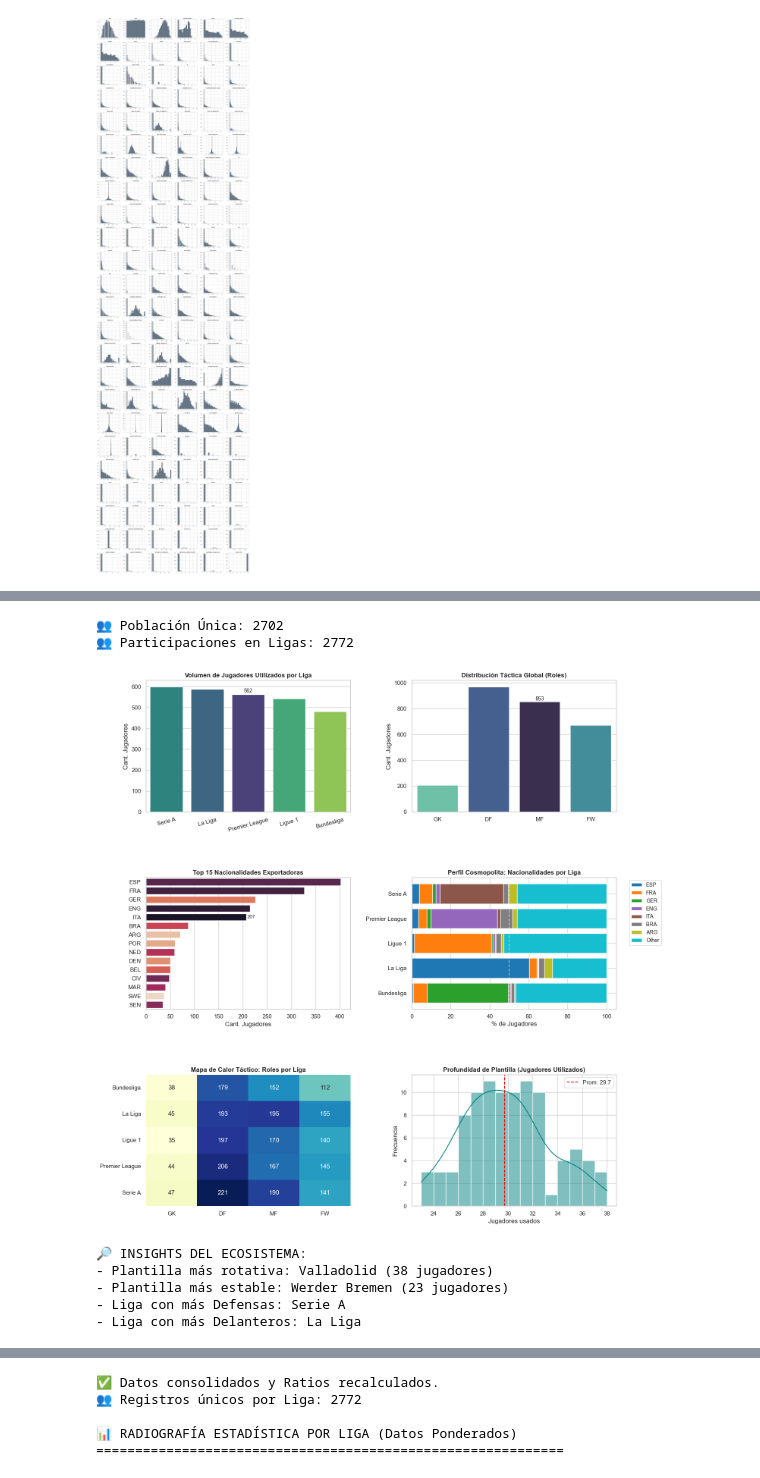
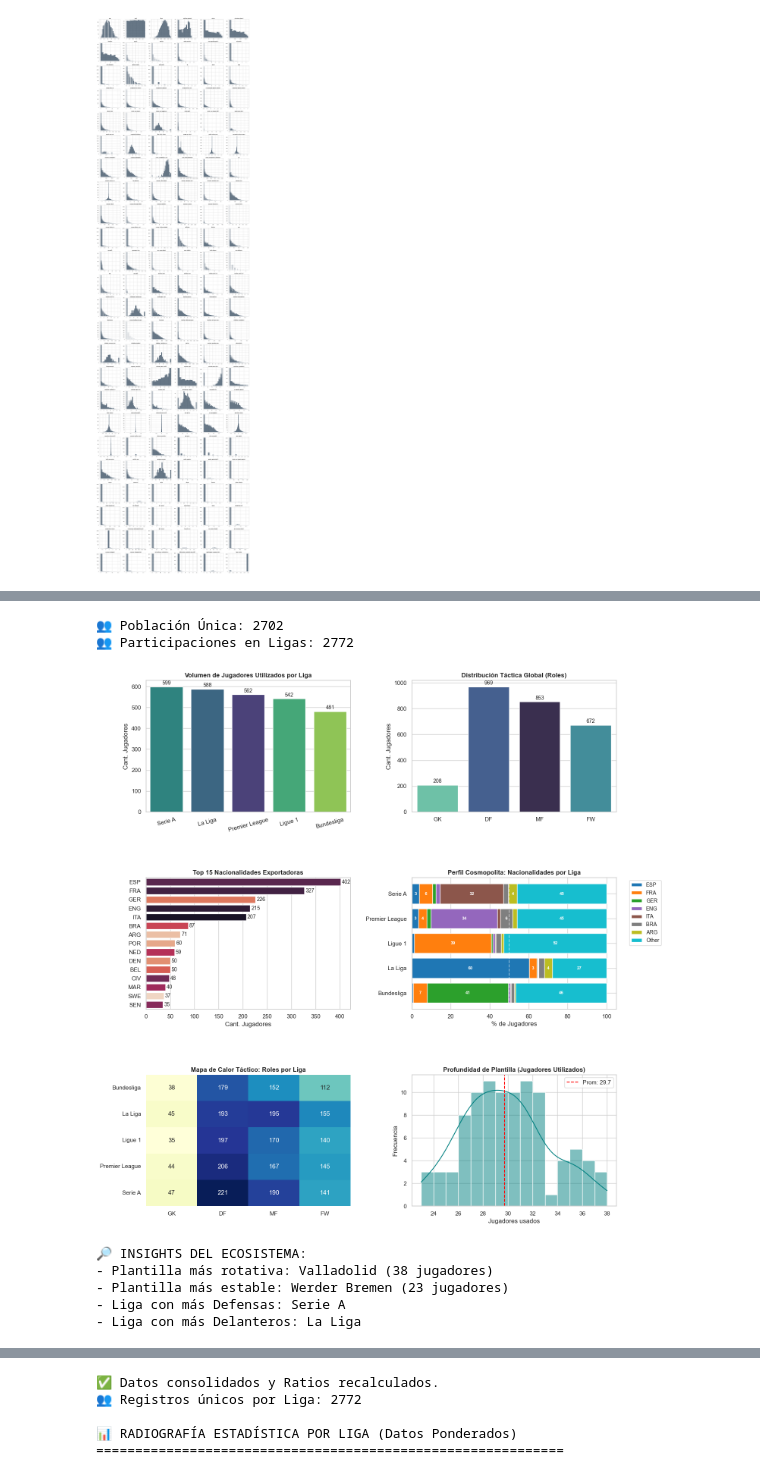
Before and after one commit to RDsanchez-git/Objetive_BallonDor, a Jupyter notebook: notebooks/01_eda_analysis.ipynb, the cells around one changed output, grey strips where cells are left out. Drawn from its saved outputs; the diff is of its cells as text; code cells hidden in the pictures.

```diff
--- a/notebooks/01_eda_analysis.ipynb
+++ b/notebooks/01_eda_analysis.ipynb
@@ -1005,13 +987,7 @@ LEYENDA DE SEMÁFOROS:
 # 1. PREPARACIÓN DE POBLACIÓN OBJETIVO. DATOS GLOBALES
 # ----------------------------------------------------
 
-# 1.1. Filtrar solo jugadores únicos (Población Real)
-# ---------------------------------------------------
-
-# Ordenamos para que 'Total' (team_order=0) quede arriba
-df_sorted = df.sort_values(by=['player_name', 'team_order'], ascending=[True, True])
-# Nos quedamos con un solo registro por jugador (el Total si existe)
-df_global = df_sorted.drop_duplicates(subset='player_name', keep='first')
+# Se utiliza el df_glbal ya creado anteriormente que permite utilizar registros únicos por jugador
 
 print(f"📊 Generando Mosaico para Población Única: {len(df_global)} jugadores")
 
@@ -1092,29 +1295,28 @@ Objetivo: Entender el terreno de juego por ligas antes de mirar a los equipos. V
 # %%
 # ======================================
-# 2.2 ESTADÍSTICAS DESCRIPTIVAS POR LIGA
+#  ESTADÍSTICAS DESCRIPTIVAS POR LIGA
 # ======================================
+
 
 
 # -------------------------------------
 # 1. PREPARACIÓN DE DATOS (POBLACIONES)
 # -------------------------------------
-
 # 1.1. LÓGICA DE LIGAS (Flujo):
 # -----------------------------
-
-# Contamos a cada jugador en CADA liga que pisó.
-df_partials = df[df['record_type'] != 'Total'].copy()
-df_demography = df_partials.drop_duplicates(subset=['player_name', 'league_id']).copy()
+# Contamos a cada jugador en CADA liga que pisó. Ya se hizo al principio por eso no se repite.
+#df_partials = df[df['record_type'] != 'Total'].copy()
+#df_anliga = df_partials.drop_duplicates(subset=['player_name', 'league_id']).copy()
 
 # 1.2. LÓGICA GLOBAL (Perfil Único):
 # ----------------------------------
 
 # Para posición y nacionalidad, el jugador es una sola persona.
-df_sorted = df.sort_values(by=['player_name', 'team_order'], ascending=[True, True])
-df_global = df_sorted.drop_duplicates(subset='player_name', keep='first').copy()
+#df_sorted = df.sort_values(by=['player_name', 'team_order'], ascending=[True, True])
+#df_global = df_sorted.drop_duplicates(subset='player_name', keep='first').copy()
 
 print(f"👥 Población Única: {len(df_global)}")
-print(f"👥 Participaciones en Ligas: {len(df_demography)}")
+print(f"👥 Participaciones en Ligas: {len(df_anliga)}")
 
 # -----------------------
 # 2. CONFIGURACIÓN VISUAL
@@ -1128,19 +1330,21 @@ plt.subplots_adjust(hspace=0.5, wspace=0.3)
 # 3. GRÁFICO 1: DISTRIBUCIÓN POR LIGA
 # -----------------------------------
 sns.countplot(
-    data=df_demography,
+    data=df_anliga,
     x='league_id',
     hue='league_id',
     palette='viridis',
     ax=axes[0,0],
     legend=False,
-    order=df_demography['league_id'].value_counts().index
+    order=df_anliga['league_id'].value_counts().index
 )
 axes[0,0].set_title('Volumen de Jugadores Utilizados por Liga', fontsize=12, fontweight='bold')
 axes[0,0].tick_params(axis='x', rotation=15)
 axes[0,0].set_xlabel('')
 axes[0,0].set_ylabel('Cant. Jugadores')
-axes[0,0].bar_label(axes[0,0].containers[0], fontsize=10, padding=2)
+# Etiquetas para cada barra
+for container in axes[0,0].containers:
+    axes[0,0].bar_label(container, fmt='%d', fontsize=10, padding=2)
 
 # ------------------------------------------
 # 4. GRÁFICO 2: POSICIONES TÁCTICAS (GLOBAL)
@@ -1157,7 +1361,8 @@ sns.countplot(
 axes[0,1].set_title('Distribución Táctica Global (Roles)', fontsize=12, fontweight='bold')
 axes[0,1].set_xlabel('')
 axes[0,1].set_ylabel('Cant. Jugadores')
-axes[0,1].bar_label(axes[0,1].containers[0], fontsize=10)
+for container in axes[0,1].containers:
+    axes[0,1].bar_label(container, fmt='%d', fontsize=10, padding=2)
 
 # ----------------------------------------------
 # 5. GRÁFICO 3: MAPA DE TALENTO (NACIONALIDADES)
@@ -1175,13 +1380,14 @@ sns.countplot(
 axes[1,0].set_title('Top 15 Nacionalidades Exportadoras', fontsize=12, fontweight='bold')
 axes[1,0].set_xlabel('Cant. Jugadores')
 axes[1,0].set_ylabel('')
-axes[1,0].bar_label(axes[1,0].containers[0], fontsize=9, padding=2)
+for container in axes[1,0].containers:
+    axes[1,0].bar_label(container, fmt='%d', fontsize=10, padding=2)
 
 # --------------------------------------------------------------
 # 6. GRÁFICO 4: COMPOSICIÓN DE NACIONALIDADES POR LIGA (STACKED)
 # --------------------------------------------------------------
 # Fix del Warning usando .copy()
-df_leagues_plot = df_demography.copy()
+df_leagues_plot = df_anliga.copy()
 top_nations_global = df_global['nation'].value_counts().head(7).index.tolist()
 
 df_leagues_plot['nation_grouped'] = df_leagues_plot['nation'].apply(
@@ -1205,19 +1411,35 @@ comp_table.plot(
     edgecolor='white',
     width=0.8
 )
+# Etiquetas para cada dato dentro de la barra
+for c in axes[1,1].containers:
+    # Solo ponemos número si es mayor al 3% para no ensuciar
+    labels = [f'{int(v.get_width())}' if v.get_width() > 3 else '' for v in c]
+
+    axes[1,1].bar_label(
+        c,
+        labels=labels,
+        label_type='center', # Pone el número ADENTRO de la barra
+        fontsize=8,
+        color='white',
+        fontweight='bold'
+    )
+
 axes[1,1].set_title('Perfil Cosmopolita: Nacionalidades por Liga', fontsize=12, fontweight='bold')
 axes[1,1].set_xlabel('% de Jugadores')
 axes[1,1].set_ylabel('')
 axes[1,1].legend(bbox_to_anchor=(1.05, 1), loc='upper left', fontsize='small')
 axes[1,1].axvline(50, color='white', linestyle='--', alpha=0.5)
 
+
+
 # ---------------------------------
 # 7. GRÁFICO 5: POSICIONES POR LIGA
 # ---------------------------------
 # Usamos Heatmap para ver la densidad táctica
 pos_league_table = pd.crosstab(
-    df_demography['league_id'],
-    df_demography['main_position_group']
+    df_anliga['league_id'],
+    df_anliga['main_position_group']
 )
 # Reordenamos columnas lógicamente
 pos_league_table = pos_league_table[['GK', 'DF', 'MF', 'FW']]
@@ -1234,34 +1456,34 @@ sns.heatmap(
 axes[2,0].set_title('Mapa de Calor Táctico: Roles por Liga', fontsize=12, fontweight='bold')
 axes[2,0].set_xlabel('')
 axes[2,0].set_ylabel('')
 
 # -----------------------------------------------
 # 8. GRÁFICO 6: GESTIÓN DE PLANTILLA (SQUAD SIZE)
 # -----------------------------------------------
 # Lo movemos a la posición [2,1]
 squad_sizes = df[df['record_type'] != 'Total']['squad'].value_counts()
 
 sns.histplot(squad_sizes, bins=15, kde=True, color='teal', ax=axes[2,1])
 axes[2,1].set_title('Profundidad de Plantilla (Jugadores Utilizados)', fontsize=12, fontweight='bold')
 axes[2,1].set_xlabel('Jugadores usados')
 axes[2,1].set_ylabel('Frecuencia')
 axes[2,1].axvline(squad_sizes.mean(), color='red', linestyle='--', label=f'Prom: {squad_sizes.mean():.1f}')
 axes[2,1].legend()
 
 plt.show()
 
 # ------------------------
 # 9. INSIGHTS DEL ANÁLISIS
 # ------------------------
 print("\n🔎 INSIGHTS DEL ECOSISTEMA:")
 print(f"- Plantilla más rotativa: {squad_sizes.idxmax()} ({squad_sizes.max()} jugadores)")
 print(f"- Plantilla más estable: {squad_sizes.idxmin()} ({squad_sizes.min()} jugadores)")
 print(f"- Liga con más Defensas: {pos_league_table['DF'].idxmax()}")
 print(f"- Liga con más Delanteros: {pos_league_table['FW'].idxmax()}")
 # %% [output]
 👥 Población Única: 2702
 👥 Participaciones en Ligas: 2772
-[figure, old version]
+[figure, new version]
 🔎 INSIGHTS DEL ECOSISTEMA:
 - Plantilla más rotativa: Valladolid (38 jugadores)
 - Plantilla más estable: Werder Bremen (23 jugadores)
```
Also changed, not shown: parts of 13 cells of this notebook.
